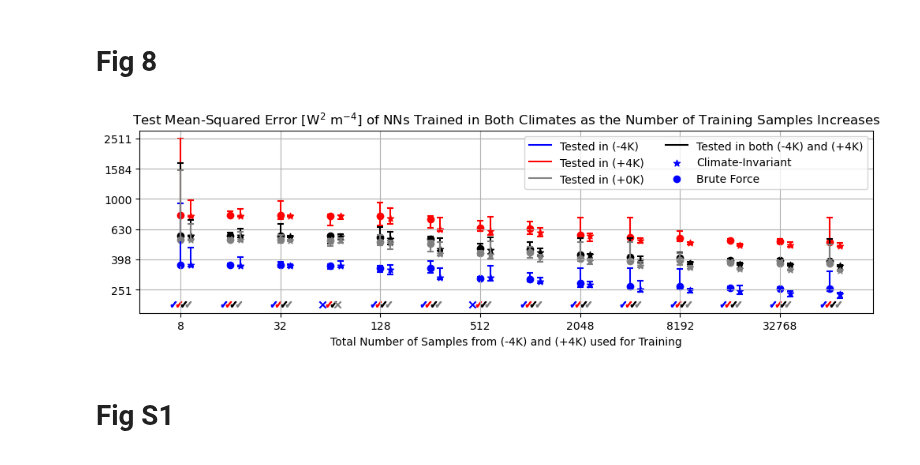
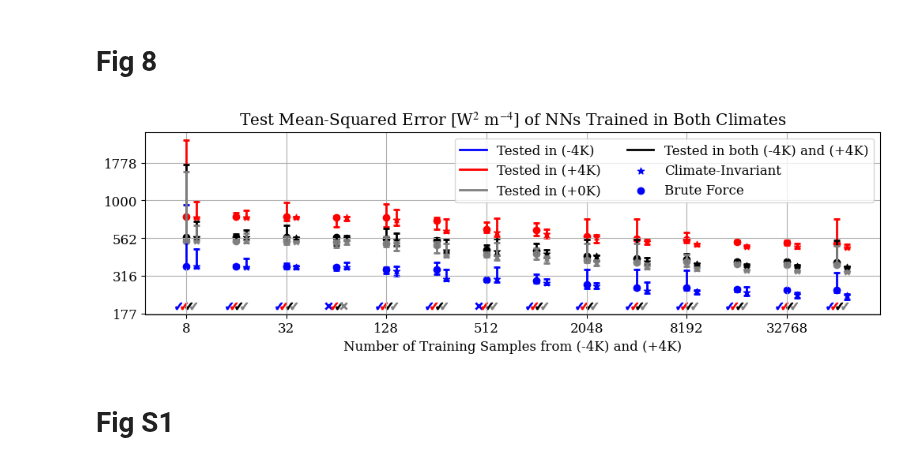
Before and after one commit to BradleyStanleyClamp/CBRAIN-CAM-MLINV, a Jupyter notebook: notebooks/tbeucler_devlog/090_Climate_Invariant_Paper_Figures_v2.ipynb, the cells around one changed output. Cells and saved outputs as stored; diff of their text form; code cells hidden in the pictures.

```diff
--- a/notebooks/tbeucler_devlog/090_Climate_Invariant_Paper_Figures_v2.ipynb
+++ b/notebooks/tbeucler_devlog/090_Climate_Invariant_Paper_Figures_v2.ipynb
@@ -1096,6 +1096,17 @@ plt.savefig(path_Fig+'Fig7.pdf', bbox_inches='tight', pad_inches=0, format='pdf'
 path_bothBF = path_Fig + 'SPCAM_Trained_Multiple_Climates_BF.pkl'
 # Climate-invariant
 path_bothCI = path_Fig + 'SPCAM_Trained_Multiple_Climates_CI.pkl'
+# %%
+# Define plotting parameters
+fz = 12
+lw = 2
+
+plt.rc('text', usetex=False)
+mpl.rcParams['mathtext.fontset'] = 'stix'
+mpl.rcParams['font.family'] = 'STIXGeneral'
+plt.rc('font', family='serif', size=fz)
+mpl.rcParams['lines.linewidth'] = lw
+plt.close('all')
 # %%
 # Load both files using pickle
 BFtest, CItest = pickle.load(open(path_bothBF,'rb')), pickle.load(open(path_bothCI,'rb'))
@@ -1154,36 +1165,36 @@ for ikey,key in enumerate(BFtest.keys()):
         plt.scatter(np.log2(batchkey)+0.1*(ikey-1.5),2.3,marker=marker,color=color_array[ikey])
 
 
 plt.grid()
 plt.legend()
-plt.xlabel('Total Number of Samples from (-4K) and (+4K) used for Training')
-plt.title('Test Mean-Squared Error [W$^{2}$ m$^{-4}$] of NNs Trained in Both Climates as the Number of Training Samples Increases')
+plt.xlabel('Number of Training Samples from (-4K) and (+4K)')
+plt.title('Test Mean-Squared Error [W$^{2}$ m$^{-4}$] of NNs Trained in Both Climates')
 
 plt.draw()
 
 # Replace xtick labels with log2 of their value
 xticklabels = [item.get_text() for item in ax.get_xticklabels()];
 # If xticklabels contain "-", set the label to "0"
 xticklabels = [item if item[0]!='−' else '0' for item in xticklabels];
 xticklabels = [float(item) for item in xticklabels];
 xticklabels = [str(int(2**(item+3))) for item in xticklabels];
 ax.set_xticklabels(xticklabels);
 
 # Replace ytick labels with log10 of their value
 yticklabels = [item.get_text() for item in ax.get_yticklabels()];
 yticklabels = [float(item) for item in yticklabels];
 yticklabels = [str(int(10**item)) for item in yticklabels];
 ax.set_yticklabels(yticklabels);
 
 # Reorganize legend entries in two columns
 handles, labels = ax.get_legend_handles_labels()
 handles = [handles[0],handles[3],handles[5],handles[4],handles[2],handles[1]]
 labels = [labels[0],labels[3],labels[5],labels[4],labels[2],labels[1]]
 ax.legend(handles,labels,loc='upper right',ncol=2)
 
 plt.savefig(path_Fig+'Fig8.pdf', bbox_inches='tight', pad_inches=0, format='pdf')
 # %% [output]
-[figure, old version]
+[figure, new version]
 # %% [markdown]
 # Fig S1
 # %% [markdown]
```
Also changed, not shown: 1 other file.
